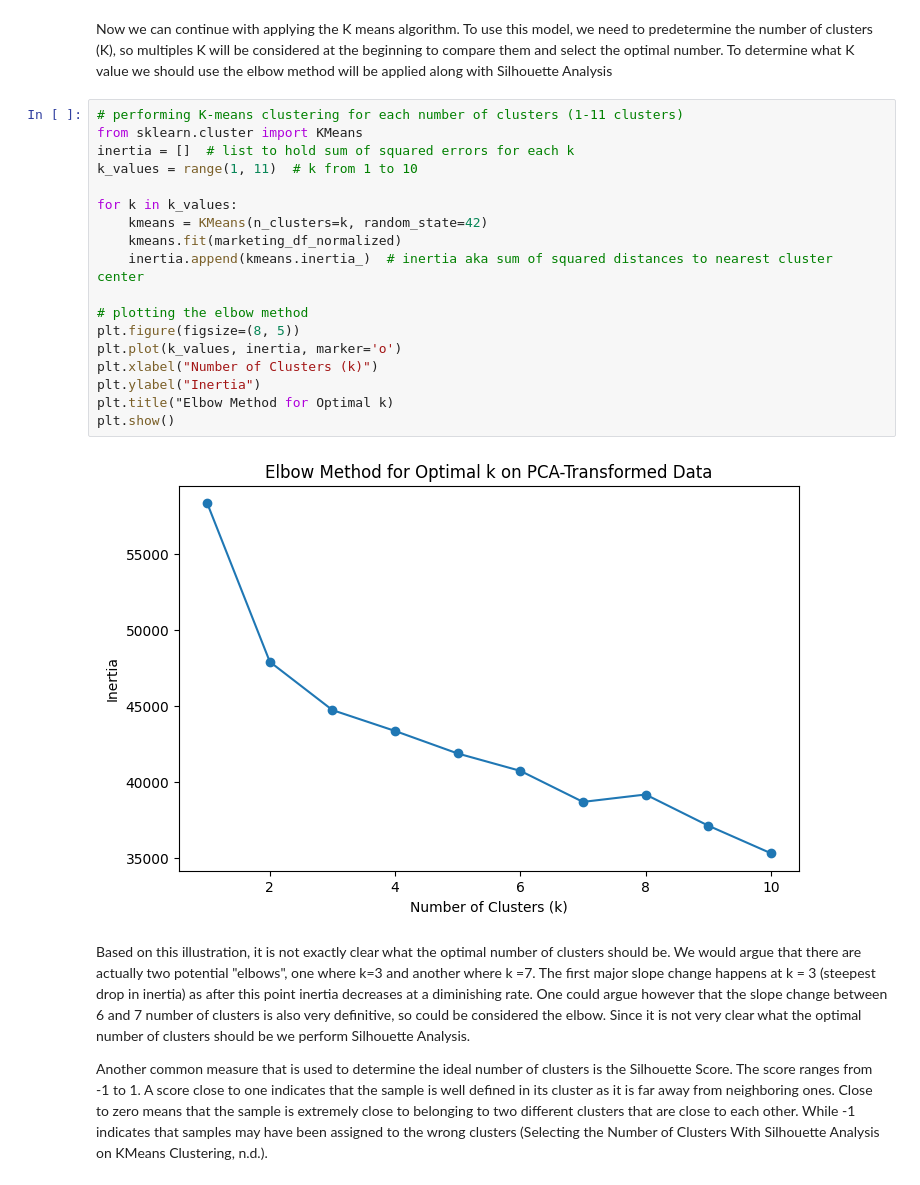
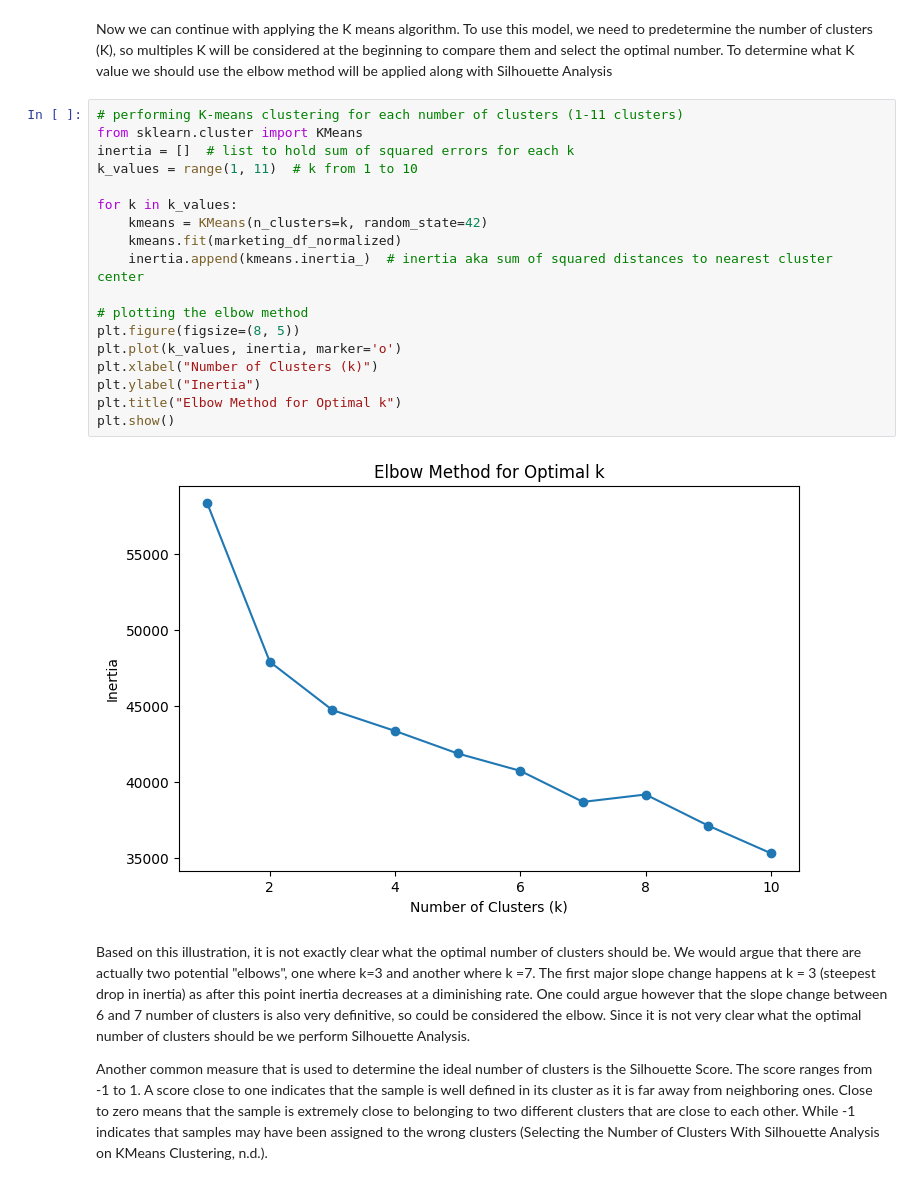
Before and after one commit to kimvkemenade/DM_team16, a Jupyter notebook: DM_Assignment_2.ipynb, the cells around one changed output. Cells and saved outputs as stored; diff of their text form.

```diff
--- a/DM_Assignment_2.ipynb
+++ b/DM_Assignment_2.ipynb
@@ -752,23 +751,23 @@ Now we can continue with applying the K means algorithm. To use this model, we n
 # %%
 # performing K-means clustering for each number of clusters (1-11 clusters)
 from sklearn.cluster import KMeans
 inertia = []  # list to hold sum of squared errors for each k
 k_values = range(1, 11)  # k from 1 to 10
 
 for k in k_values:
     kmeans = KMeans(n_clusters=k, random_state=42)
     kmeans.fit(marketing_df_normalized)
     inertia.append(kmeans.inertia_)  # inertia aka sum of squared distances to nearest cluster center
 
 # plotting the elbow method
 plt.figure(figsize=(8, 5))
 plt.plot(k_values, inertia, marker='o')
 plt.xlabel("Number of Clusters (k)")
 plt.ylabel("Inertia")
-plt.title("Elbow Method for Optimal k)
+plt.title("Elbow Method for Optimal k")
 plt.show()
 # %% [output]
-[figure, old version]
+[figure, new version]
 # %% [markdown]
 Based on this illustration, it is not exactly clear what the optimal number of clusters should be. We would argue that there are actually two potential "elbows", one where k=3 and another where k =7. The first major slope change happens at k = 3 (steepest drop in inertia) as after this point inertia decreases at a diminishing rate. One could argue however that the slope change between 6 and 7 number of clusters is also very definitive, so could be considered the elbow. Since it is not very clear what the optimal number of clusters should be we perform Silhouette Analysis.
 
```
Also changed, not shown: parts of 14 cells of this notebook.
